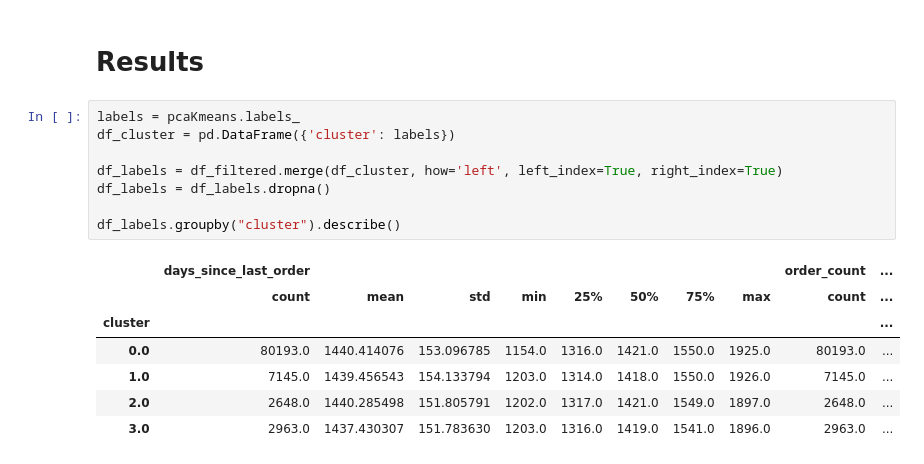
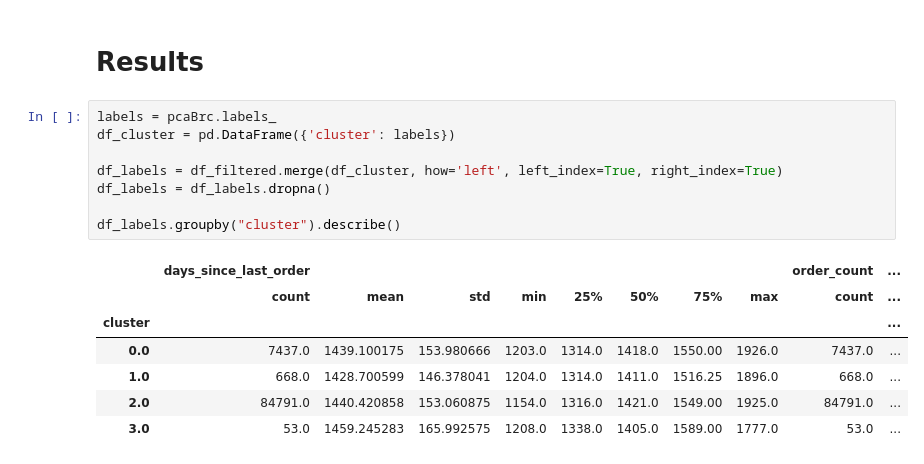
Before and after one commit to adam-foley/olist, a Jupyter notebook: Olist_Customer_Segmentation.ipynb, the cells around one changed output. Drawn from its saved outputs; the diff is of its cells as text.

```diff
--- a/Olist_Customer_Segmentation.ipynb
+++ b/Olist_Customer_Segmentation.ipynb
@@ -281,21 +301,21 @@ plt.show()
 # %% [markdown]
 # Results
 # %%
-labels = pcaKmeans.labels_
+labels = pcaBrc.labels_
 df_cluster = pd.DataFrame({'cluster': labels})
 
 df_labels = df_filtered.merge(df_cluster, how='left', left_index=True, right_index=True)
 df_labels = df_labels.dropna()
 
 df_labels.groupby("cluster").describe()
 # %% [output]
 |  | days_since_last_order |  |  |  |  |  |  |  | order_count | ... |
 |  | count | mean | std | min | 25% | 50% | 75% | max | count | ... |
 | cluster |  |  |  |  |  |  |  |  |  | ... |
-| 0.0 | 80193.0 | 1440.414076 | 153.096785 | 1154.0 | 1316.0 | 1421.0 | 1550.0 | 1925.0 | 80193.0 | ... |
-| 1.0 | 7145.0 | 1439.456543 | 154.133794 | 1203.0 | 1314.0 | 1418.0 | 1550.0 | 1926.0 | 7145.0 | ... |
-| 2.0 | 2648.0 | 1440.285498 | 151.805791 | 1202.0 | 1317.0 | 1421.0 | 1549.0 | 1897.0 | 2648.0 | ... |
-| 3.0 | 2963.0 | 1437.430307 | 151.783630 | 1203.0 | 1316.0 | 1419.0 | 1541.0 | 1896.0 | 2963.0 | ... |
+| 0.0 | 7437.0 | 1439.100175 | 153.980666 | 1203.0 | 1314.0 | 1418.0 | 1550.00 | 1926.0 | 7437.0 | ... |
+| 1.0 | 668.0 | 1428.700599 | 146.378041 | 1204.0 | 1314.0 | 1411.0 | 1516.25 | 1896.0 | 668.0 | ... |
+| 2.0 | 84791.0 | 1440.420858 | 153.060875 | 1154.0 | 1316.0 | 1421.0 | 1549.00 | 1925.0 | 84791.0 | ... |
+| 3.0 | 53.0 | 1459.245283 | 165.992575 | 1208.0 | 1338.0 | 1405.0 | 1589.00 | 1777.0 | 53.0 | ... |
 # %%
 df_sales = df_labels[["order_sales", "cluster"]]
 
```
Also changed, not shown: parts of 24 cells of this notebook.
